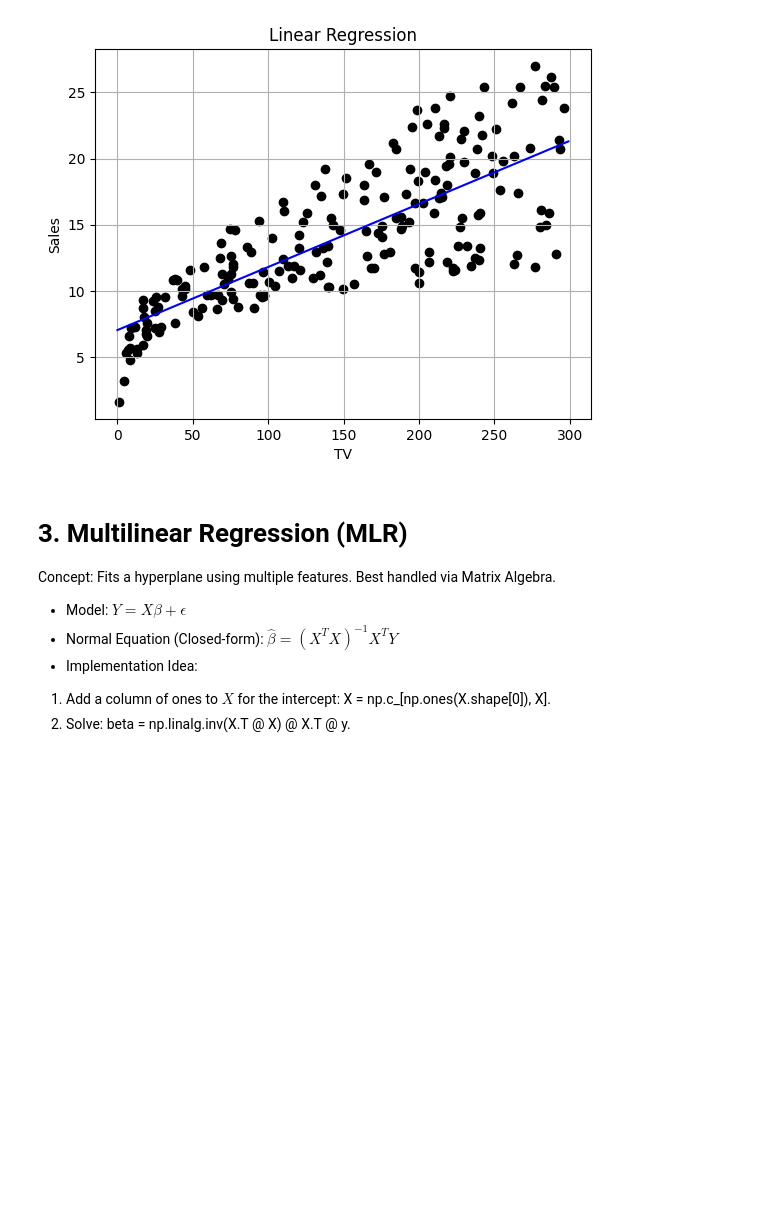
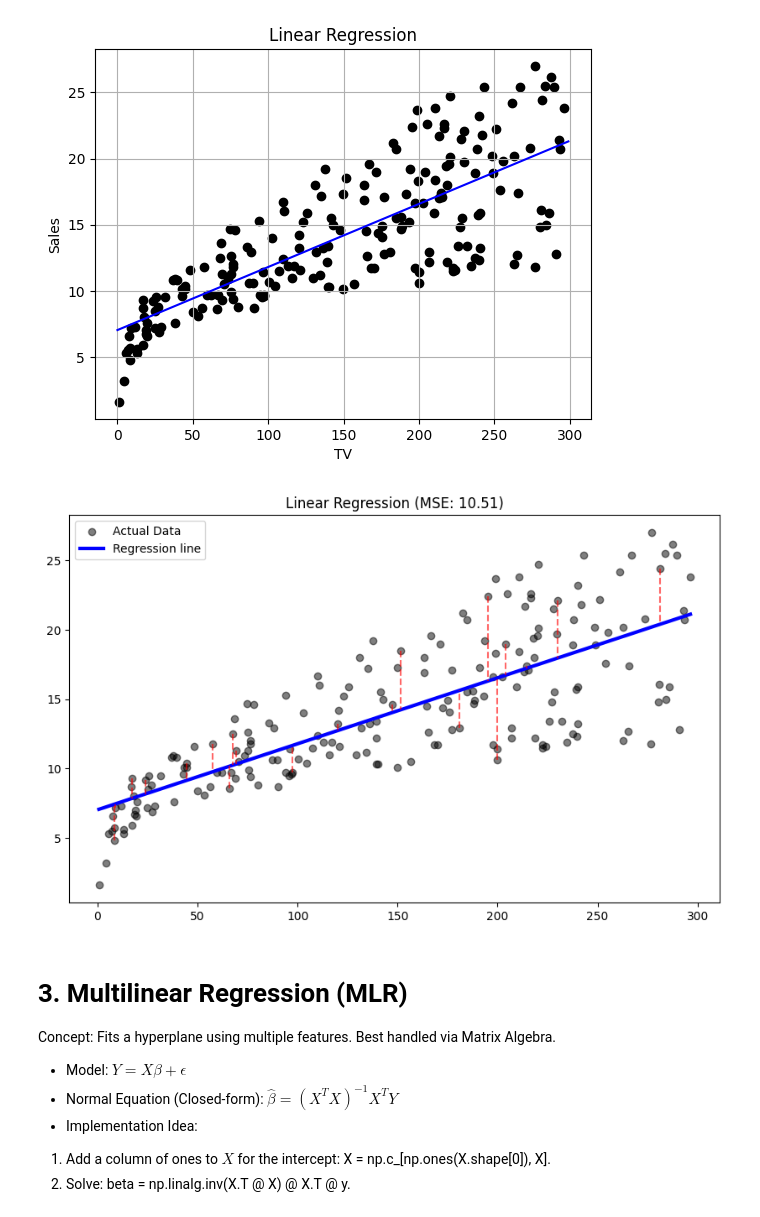
Before and after one commit to proudynyu/python_data_science, a Jupyter notebook: src/notebooks/learn/linear-multilinear-regression.ipynb, the cells around one changed output. Drawn from its saved outputs; the diff is of its cells as text; code cells hidden in the pictures; blank space fills up the shorter version.

```diff
--- a/src/notebooks/learn/linear-multilinear-regression.ipynb
+++ b/src/notebooks/learn/linear-multilinear-regression.ipynb
@@ -158,6 +157,31 @@ plt.plot(x_line, color="blue", label="plotted hat y")
 # %% [output]
 [<matplotlib.lines.Line2D at 0x...>]
 [figure]
+# %%
+y_train_pred = beta_0 + (beta_1 * df_tv)
+total_mse = np.mean((df_sales - y_train_pred) ** 2)
+
+plt.figure(figsize=(10, 6))
+plt.scatter(df_tv, df_sales, color="black", alpha=0.5, label="Actual Data")
+
+x_axis_range = np.linspace(df_tv.min(), df_tv.max(), 100)
+y_axis_line = beta_0 + (beta_1 * x_axis_range)
+plt.plot(x_axis_range, y_axis_line, color="blue", linewidth=3, label="Regression line")
+
+for i in range(20):
+    plt.plot(
+        [df_tv[i], df_tv[i]],
+        [df_sales[i], y_train_pred[i]],
+        color="red",
+        linestyle="--",
+        alpha=0.6
+    )
+
+plt.title(f"Linear Regression (MSE: {total_mse:.2f})")
+plt.legend()
+plt.show()
+# %% [output]
+[figure, added]
 # %% [markdown]
 # 3. Multilinear Regression (MLR)
 Concept: Fits a hyperplane using multiple features. Best handled via Matrix Algebra.
```
Also changed, not shown: parts of 1 cell of this notebook, 1 other file.
